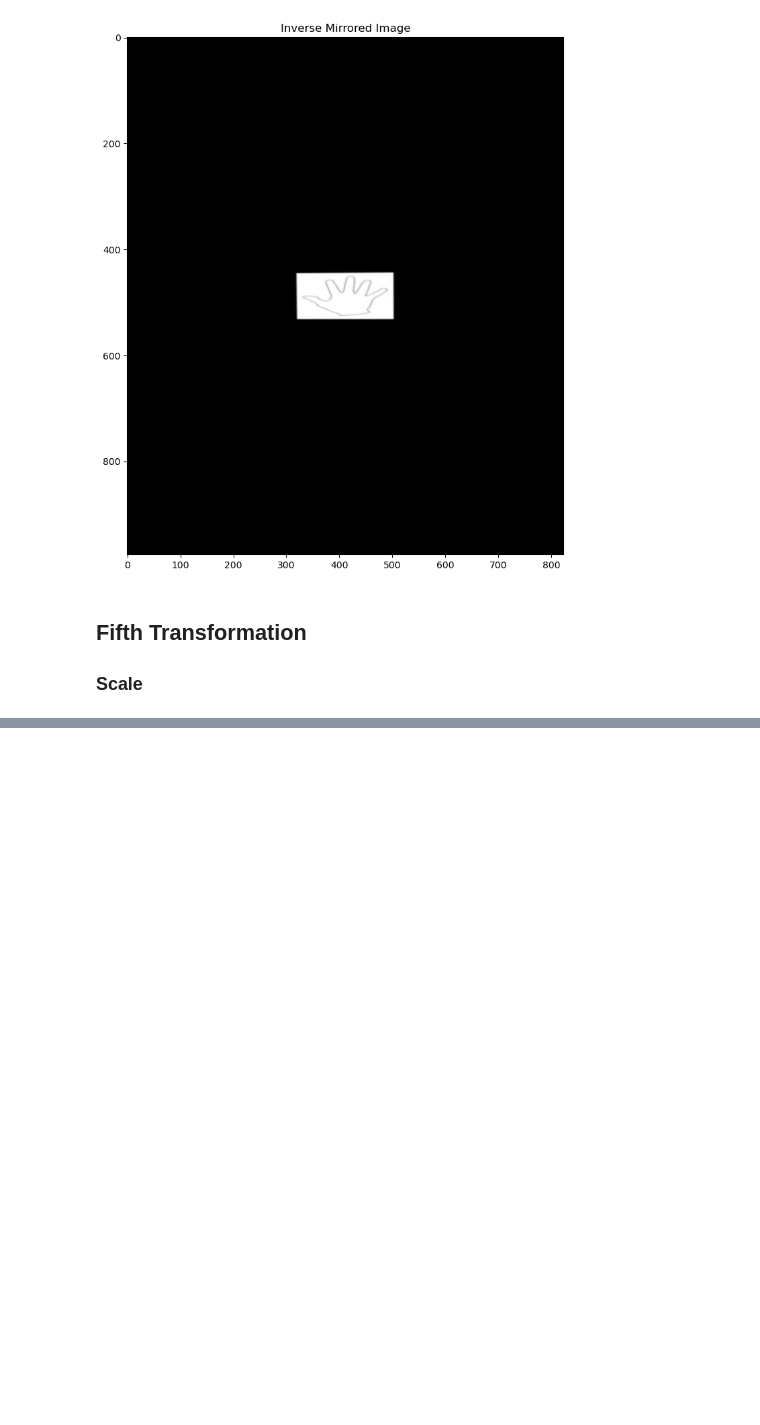
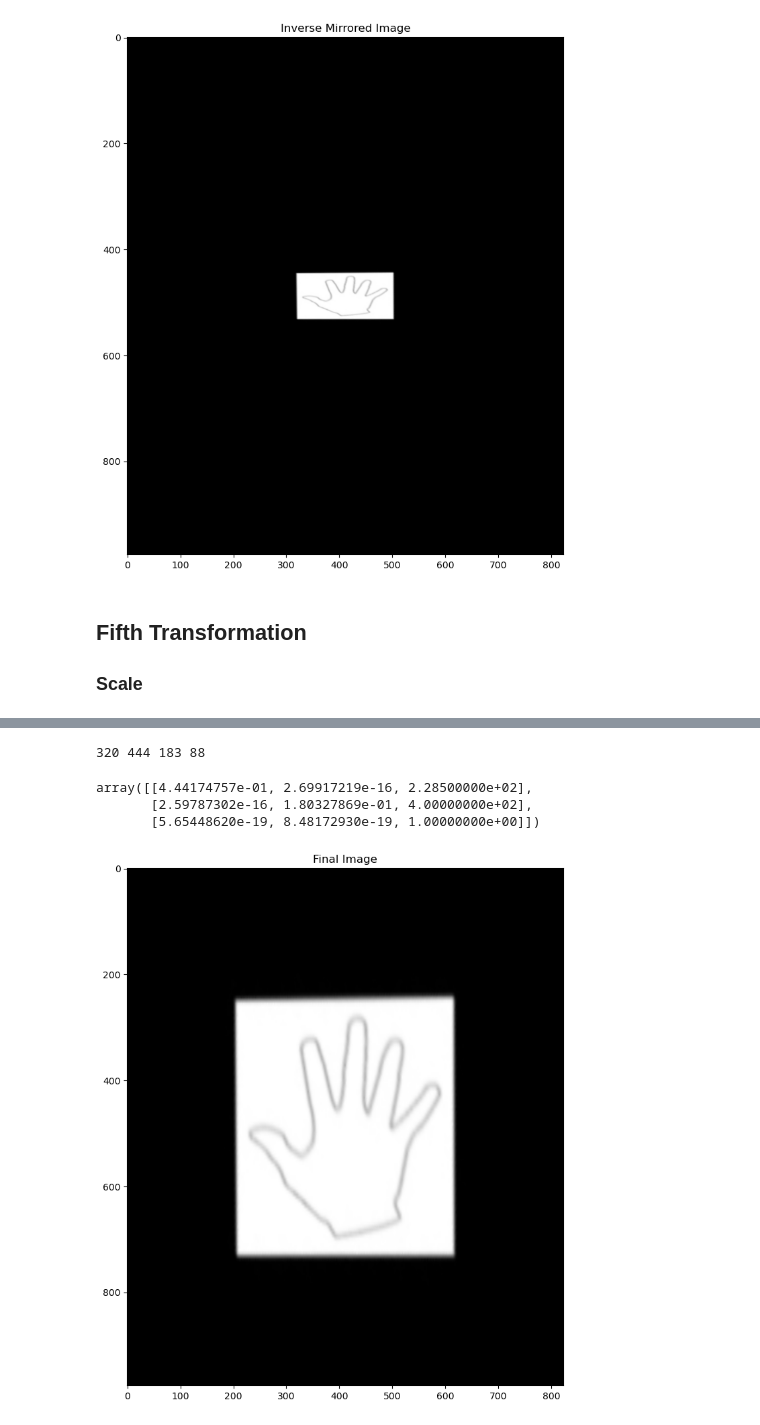
Before and after one commit to aradmehralian/Multi-Media-Projects, a Jupyter notebook: Project2/Q1.ipynb, the cells around one changed output, grey strips where cells are left out. Saved outputs shown, nothing was run; the diff lists cells and outputs as text; code cells hidden in the pictures; blank space fills up the shorter version.

```diff
--- a/Project2/Q1.ipynb
+++ b/Project2/Q1.ipynb
@@ -143,8 +148,8 @@ imshow(corrected_image, "Corrected Image")
 ## Fourth Transformation
 ### Reflection
 # %%
-mirror_img = cv2.flip(corrected_image, 1)
-imshow(mirror_img, "inverse mirrored image")
+img_transform_4 = cv2.flip(img_transform_3, 1)
+imshow(img_transform_4, "inverse mirrored image")
 # %% [output]
 [figure]
 # %% [markdown]
@@ -152,0 +182,36 @@ imshow(mirror_img, "inverse mirrored image")
+# %%
+x2, y2, w2, h2 = cv2.boundingRect(contour_transformed) # Coordinates of the white square in transformed image from previous section
+print(x2, y2, w2, h2)
+# %% [output]
+320 444 183 88
+# %%
+# Coordinates of the corners of the sheared image
+original_image_corners = np.float32([
+    [206, 244],  # Top-left
+    [618, 244],  # Top-right
+    [206, 732],  # Bottom-left
+    [618, 732]   # Bottom-right
+])
+
+# Coordinates of the corners of the original image
+transformed_image_corners = np.float32([
+    [320, 444],   # Top-left
+    [503, 444],   # Top-right
+    [320, 532],   # Bottom-left
+    [503, 532]    # Bottom-right
+])
+# %%
+descaled_matrix = cv2.getPerspectiveTransform(transformed_image_corners, original_image_corners)
+# %%
+# Finding the scale matrix which is the inverse of descaled matrix
+scale_matrix = np.linalg.inv(descaled_matrix)
+scale_matrix
+# %% [output]
+array([[4.44174757e-01, 2.69917219e-16, 2.28500000e+02],
+       [2.59787302e-16, 1.80327869e-01, 4.00000000e+02],
+       [5.65448620e-19, 8.48172930e-19, 1.00000000e+00]])
+# %%
+img_transform_5 = cv2.warpPerspective(img_transform_4, descaled_matrix, (width, heigth))
+imshow(img_transform_5, "Final Image")
+# %% [output]
+[figure, added]
```
Also changed, not shown: parts of 22 cells of this notebook.
